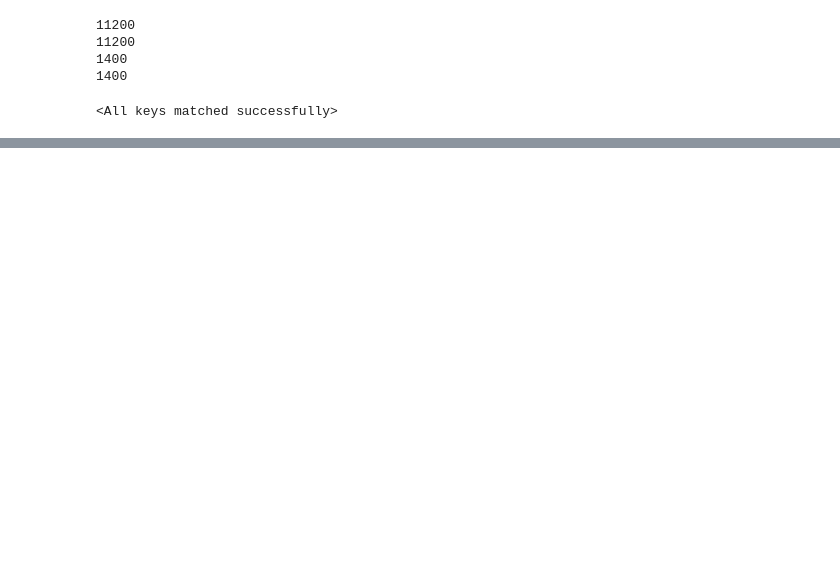
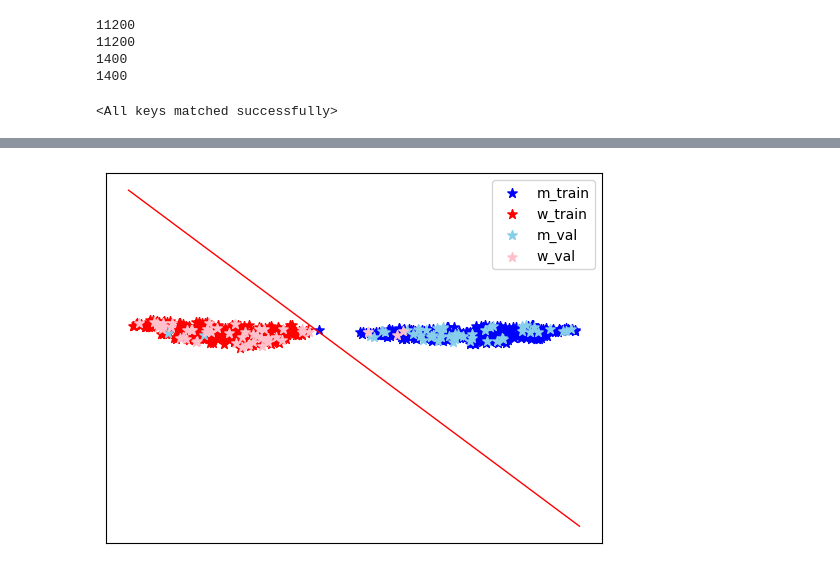
Before and after one commit to jong980812/Part_shapley, a Jupyter notebook: tsne.ipynb, the cells around one changed output, grey strips where cells are left out. Saved outputs shown, nothing was run; the diff lists cells and outputs as text; code cells hidden in the pictures; blank space fills up the shorter version.

```diff
--- a/tsne.ipynb
+++ b/tsne.ipynb
@@ -525,0 +593,94 @@ data['shapes']
+# %%
+from sklearn.manifold import TSNE
+import matplotlib.pyplot as plt
+from sklearn.decomposition import PCA
+from sklearn.preprocessing import MinMaxScaler
+
+total = m_results_train + w_results_train + m_results_val + w_results_val
+
+feats = torch.stack(total)
+feats = feats.view(feats.shape[0], feats.shape[2], feats.shape[3], feats.shape[4])
+print("before tsne shape : ", feats.shape)
+
+# avgpool = torch.nn.AvgPool2d(kernel_size=(7, 6))
+avgpool = torch.nn.AdaptiveAvgPool2d(1)
+feats = avgpool(feats)
+
+feats = feats.reshape((feats.shape[0], -1))
+print("before tsne shape : ", feats.shape)
+
+feats = feats.detach().numpy()
+scaler = MinMaxScaler()
+feats = scaler.fit_transform(feats)
+
+pca = PCA(50)
+feats = pca.fit_transform(feats)
+
+print("after tsne shape : ", feats.shape)
+
+
+tsne = TSNE(n_components=2, random_state=777)   # , perplexity=20
+data_tsne = tsne.fit_transform(feats)
+
+print("after tsne shape : ", data_tsne.shape)
+
+
+#? plot the results with labels
+cmap = plt.get_cmap('Paired')
+plt.scatter(data_tsne[:250, 0], data_tsne[:250, 1], c='blue',label='m_train', s=50, marker='*')
+plt.scatter(data_tsne[250:500, 0], data_tsne[250:500, 1], c='red', label='w_train', s=50, marker='*')
+plt.scatter(data_tsne[500:550, 0], data_tsne[500:550, 1], c='skyblue', label='m_val', s=50, marker='*')
+plt.scatter(data_tsne[550:, 0], data_tsne[550:, 1], c='pink', label='w_val', s=50, marker='*')
+
+for i in range(500, 550) :
+    x = data_tsne[i, 0]
+    y = data_tsne[i, 1]
+    # plt.text(x, y, str(i), fontsize=8)
+
+#! decision line
+from sklearn.linear_model import LogisticRegression
+
+decision_line = LogisticRegression()
+decision_line.fit(data_tsne[:500], [0]*250+[1]*250)
+w = decision_line.coef_[0]
+b = decision_line.intercept_
+
+slope = -w[0] / w[1]
+intercept = -b / w[1]
+
+import numpy as np
+x_min, x_max = data_tsne[:, 0].min() - 1, data_tsne[:, 0].max() + 1
+x_line = np.linspace(x_min, x_max, 100)
+
+
+y_line = slope * x_line + intercept
+plt.plot(x_line, y_line, color='red', linestyle='-', linewidth=1)
+
+# x, y = data_tsne[556]
+# plt.scatter(x, y, c='pink', s=350, marker='*')
+# plt.text(x, y, "(a)", fontsize=8, va='center', ha='center', fontweight='heavy')
+# x, y = data_tsne[529]
+# plt.scatter(x, y, c='skyblue', s=350, marker='*')
+# plt.text(x, y, "(b)", fontsize=8, va='center', ha='center', fontweight='heavy')
+# x, y = data_tsne[530]
+# plt.scatter(x, y, c='skyblue', s=350, marker='*')
+# plt.text(x, y, "(c)", fontsize=8, va='center', ha='center', fontweight='heavy')
+
+# x, y = data_tsne[521]
+# plt.scatter(x, y, c='skyblue', s=350, marker='*')
+# plt.text(x, y, "(d)", fontsize=8, va='center', ha='center', fontweight='heavy')
+# x, y = data_tsne[553]
+# plt.scatter(x, y, c='pink', s=350, marker='*')
+# plt.text(x, y, "(e)", fontsize=8, va='center', ha='center', fontweight='heavy')
+# # x, y = data_tsne[563]
+# # plt.scatter(x, y, c='pink', s=350, marker='*')
+# # plt.text(x, y, "(d)", fontsize=8, va='center', ha='center', fontweight='heavy')
+# x, y = data_tsne[595]
+# plt.scatter(x, y, c='pink', s=350, marker='*')
+# plt.text(x, y, "(f)", fontsize=8, va='center', ha='center', fontweight='heavy')
+
+plt.legend()
+plt.xticks([])
+plt.yticks([])
+plt.show()
+# %% [output]
@@ -525,0 +691 @@ data['shapes']
+[figure, added]
```
Also changed, not shown: parts of 17 cells of this notebook, 3 other files.
